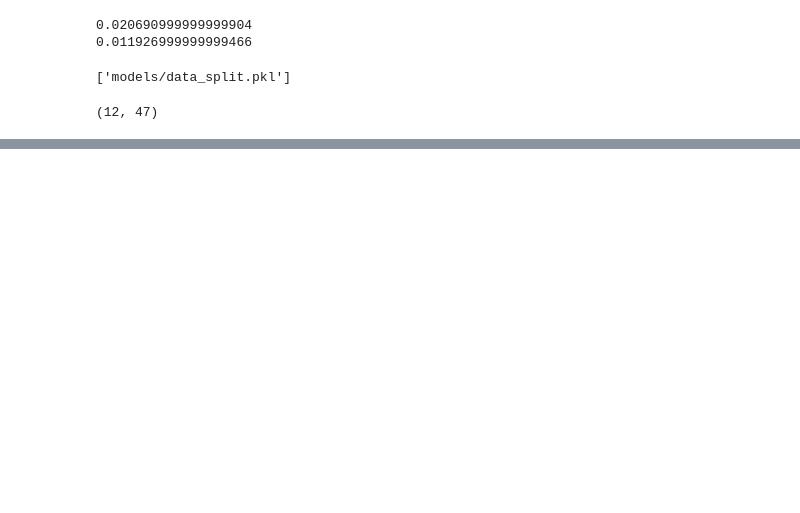
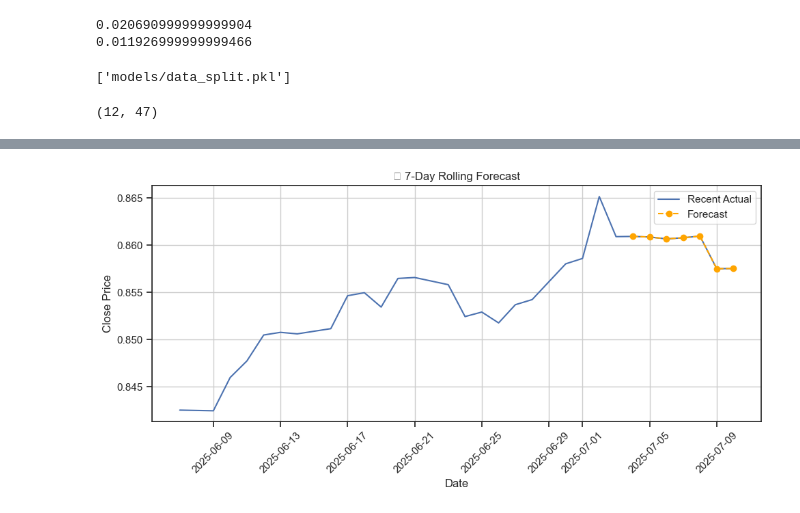
Before and after one commit to SteveParadox/TF_Analysis, a Jupyter notebook: FM_Analysis.ipynb, the cells around one changed output, grey strips where cells are left out. Cells and saved outputs as stored; diff of their text form; code cells hidden in the pictures; blank space fills up the shorter version.

```diff
--- a/FM_Analysis.ipynb
+++ b/FM_Analysis.ipynb
@@ -1509,0 +1662,18 @@ plt.show()
+# %%
+# Convert to DataFrame
+forecast_df = pd.DataFrame(future_preds, columns=["Date", "Predicted_Close"])
+
+# Plot
+plt.figure(figsize=(10, 5))
+plt.plot(history['Date'][-30:], history['Close'][-30:], label='Recent Actual')
+plt.plot(forecast_df['Date'], forecast_df['Predicted_Close'], marker='o', linestyle='--', color='orange', label='Forecast')
+plt.title("📉 7-Day Rolling Forecast")
+plt.xlabel("Date")
+plt.ylabel("Close Price")
+plt.xticks(rotation=45)
+plt.legend()
+plt.grid(True)
+plt.tight_layout()
+plt.show()
+# %% [output]
+[figure, added]
```
Also changed, not shown: parts of 29 cells of this notebook.
